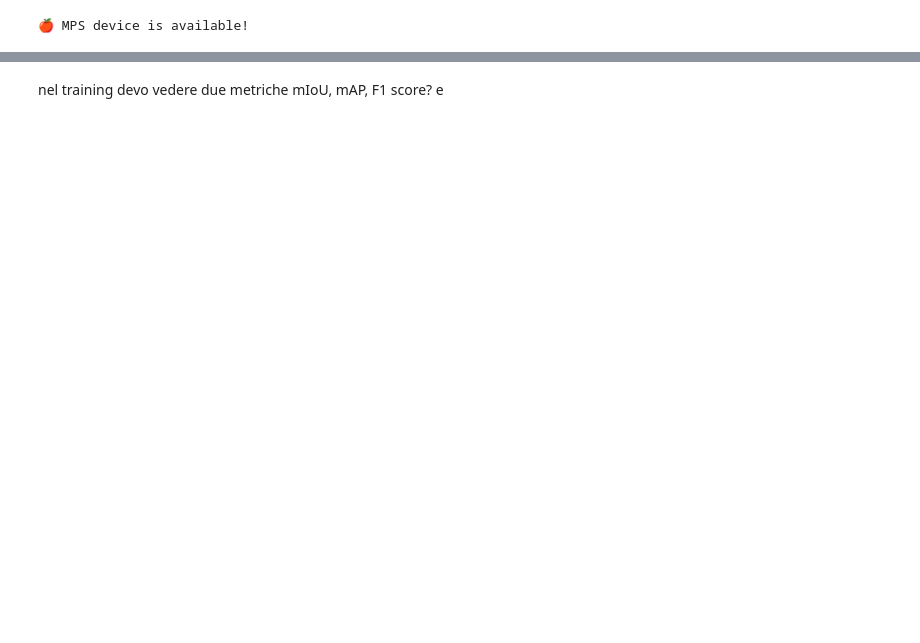
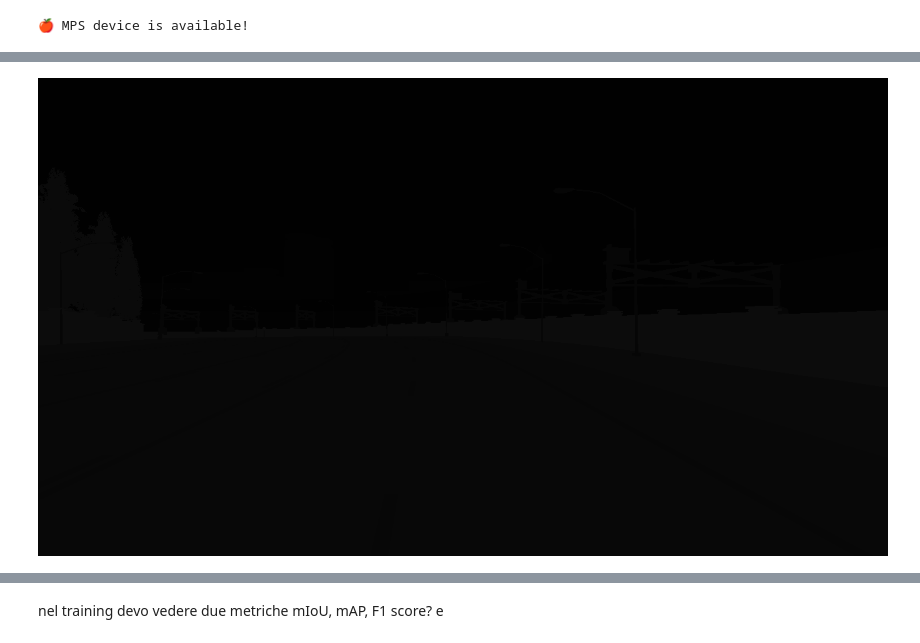
Before and after one commit to alessioarcara/ml4cv_assignment, a Jupyter notebook: main.ipynb, the cells around one changed output, grey strips where cells are left out. Drawn from its saved outputs; the diff is of its cells as text; code cells hidden in the pictures; blank space fills up the shorter version.

```diff
--- a/main.ipynb
+++ b/main.ipynb
@@ -47,0 +81,4 @@ class StreetHazardsDataset(Dataset):
+# %%
+train_data[4][1]
+# %% [output]
+[figure, added]
```
Also changed, not shown: parts of 7 cells of this notebook, 10 other files.
